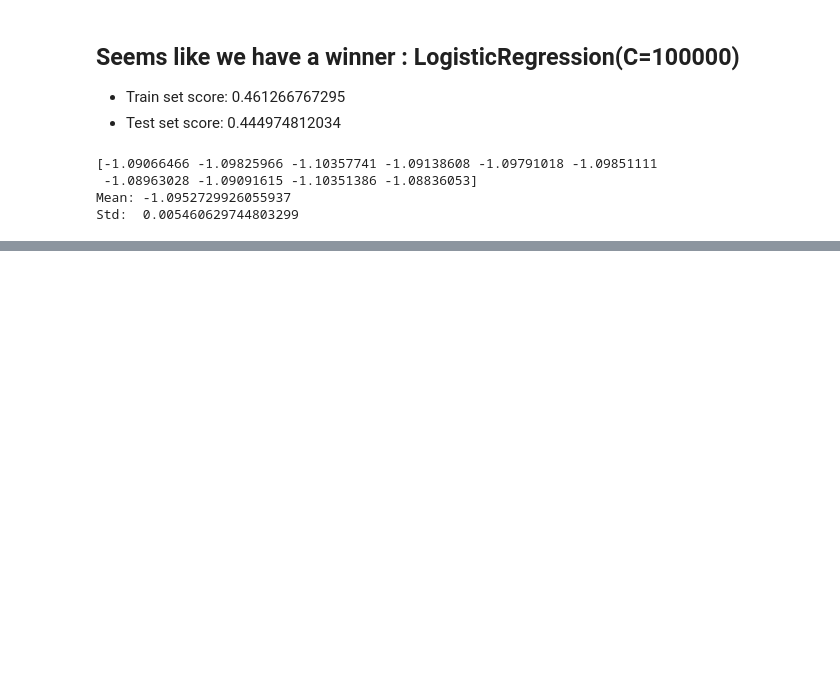
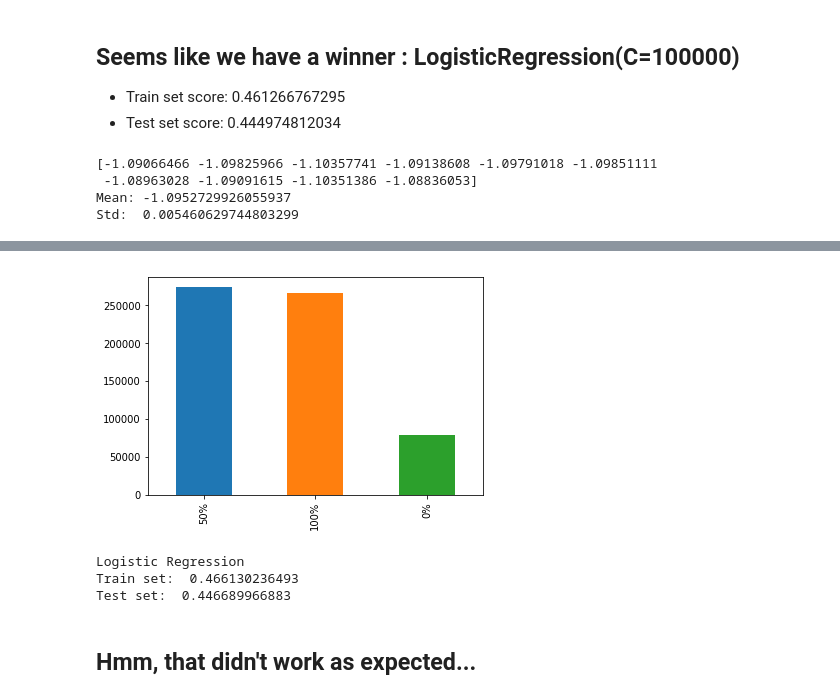
Before and after one commit to martin056/FMI-ML, a Jupyter notebook: free_throws/free_throws.ipynb, the cells around one changed output, grey strips where cells are left out. Drawn from its saved outputs; the diff is of its cells as text; code cells hidden in the pictures; blank space fills up the shorter version.

Commit message:
Predict the dataset with no outliers. Add conclusion

```diff
--- a/free_throws/free_throws.ipynb
+++ b/free_throws/free_throws.ipynb
@@ -762,0 +769,41 @@ Std:  0.005460629744803299
+# %%
+data_with_no_outliers = fix_shot_made_data.copy()
+
+def remove_outliers(shot_made):
+    if shot_made == 0.67 or shot_made == 0.33:
+        return 0.5
+
+    return shot_made
+
+data_with_no_outliers['shot_made_%'] = data_with_no_outliers.apply(lambda r: remove_outliers(r['shot_made_%']), axis=1)
+
+y = data_with_no_outliers['shot_made_%']
+X = data_with_no_outliers.drop(['shot_made_%'], axis=1)
+
+y = y.apply(lambda val: convert_shot_made(val))
+
+y.value_counts().plot(kind='bar');
+# %% [output]
+[figure, added]
+# %%
+from sklearn.model_selection import train_test_split
+from sklearn.linear_model import LogisticRegression
+
+
+X_train, X_test, y_train, y_test = train_test_split(X, y, test_size=0.3, random_state=33, stratify=y)
+
+final_x_train = one_hot.transform(encode_categorical(X_train[categorical_columns], categorical_columns, encoders))
+final_x_test = one_hot.transform(encode_categorical(X_test[categorical_columns], categorical_columns, encoders))
+
+
+final_logistic_regression = LogisticRegression(C=100000).fit(final_x_train, y_train)
+
+print("Logistic Regression")
+print("Train set: ", final_logistic_regression.score(final_x_train, y_train))
+print("Test set: ", final_logistic_regression.score(final_x_test, y_test))
+# %% [output]
+Logistic Regression
+Train set:  0.466130236493
+Test set:  0.446689966883
+# %% [markdown]
+## Hmm, that didn't work as expected...
```
Also changed, not shown: parts of 5 cells of this notebook.
